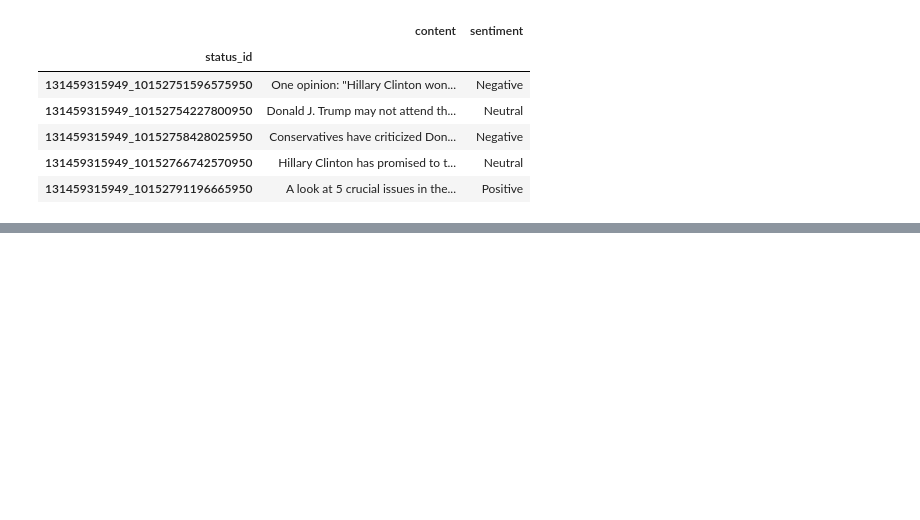
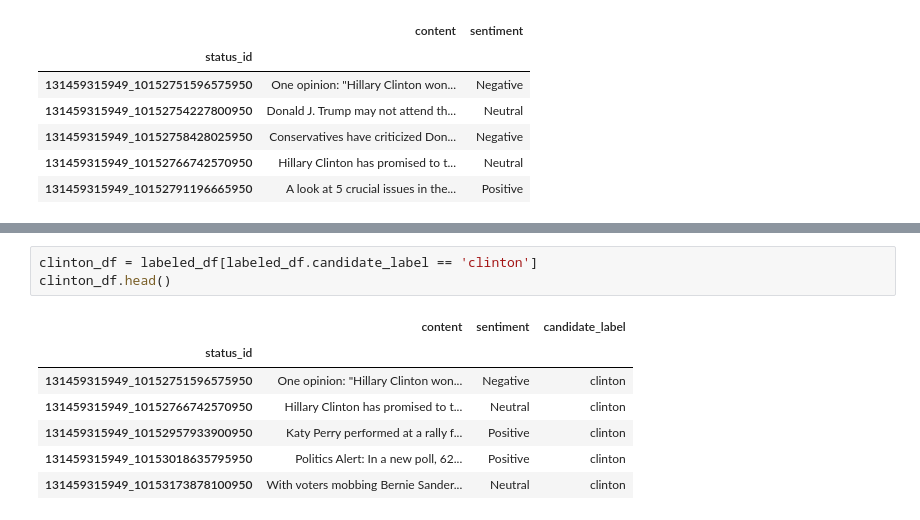
Before and after one commit to harumhl/Grab-Em-by-the-Posts-, a Jupyter notebook: python/classifier.ipynb, the cells around one changed output, grey strips where cells are left out. Drawn from its saved outputs; the diff is of its cells as text; blank space fills up the shorter version.

```diff
--- a/python/classifier.ipynb
+++ b/python/classifier.ipynb
@@ -111,0 +146,11 @@ merged_df.head()
+# %%
+clinton_df = labeled_df[labeled_df.candidate_label == 'clinton']
+clinton_df.head()
+# %% [output]
+|  | content | sentiment | candidate_label |
+| status_id |  |  |  |
+| 131459315949_10152751596575950 | One opinion: "Hillary Clinton won... | Negative | clinton |
+| 131459315949_10152766742570950 | Hillary Clinton has promised to t... | Neutral | clinton |
+| 131459315949_10152957933900950 | Katy Perry performed at a rally f... | Positive | clinton |
+| 131459315949_10153018635795950 | Politics Alert: In a new poll, 62... | Positive | clinton |
+| 131459315949_10153173878100950 | With voters mobbing Bernie Sander... | Neutral | clinton |
```
Also changed, not shown: parts of 23 cells of this notebook.
